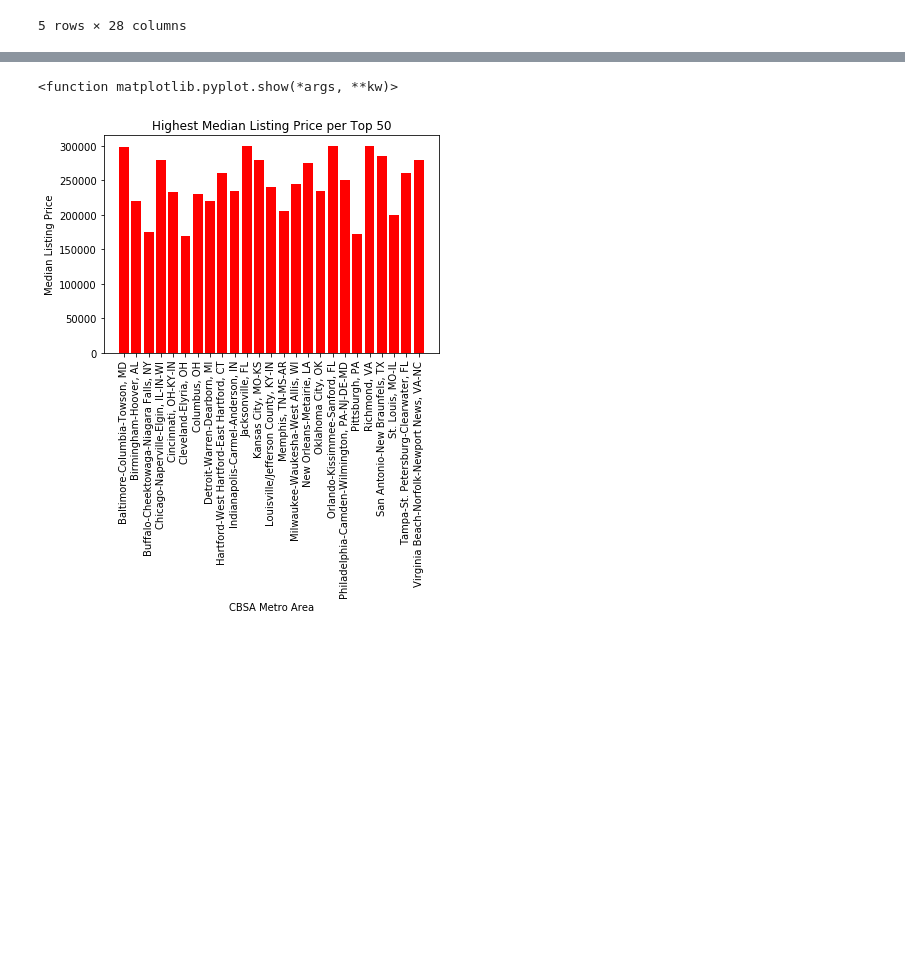
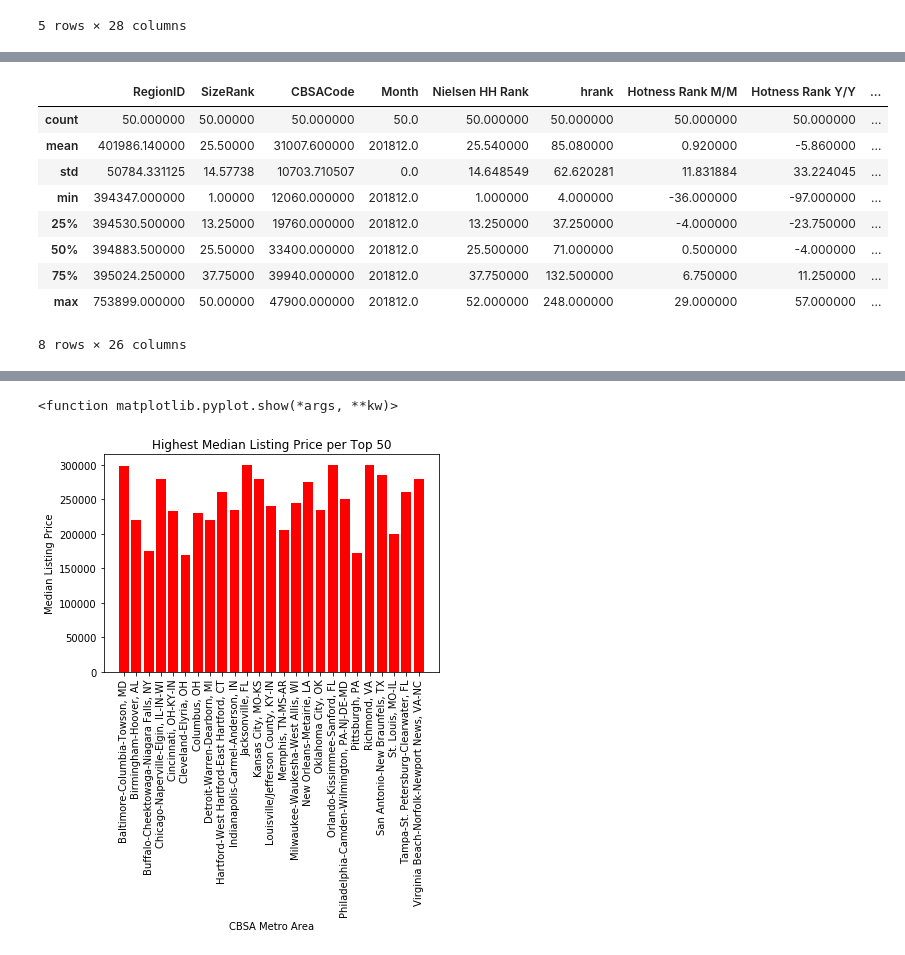
Before and after one commit to LoriHarris/Real_Estate_Affordability, a Jupyter notebook: plots.ipynb, the cells around one changed output, grey strips where cells are left out. Cells and saved outputs as stored; diff of their text form; code cells hidden in the pictures; blank space fills up the shorter version.

```diff
--- a/plots.ipynb
+++ b/plots.ipynb
@@ -208,3 +279,17 @@ nc_sort
+# %%
+# price_nonull_df.describe()
+mort_nonull_df.describe()
+# %% [output]
+|  | RegionID | SizeRank | CBSACode | Month | Nielsen HH Rank | hrank | Hotness Rank M/M | Hotness Rank Y/Y | ... |
+| count | 50.000000 | 50.00000 | 50.000000 | 50.0 | 50.000000 | 50.000000 | 50.000000 | 50.000000 | ... |
+| mean | 401986.140000 | 25.50000 | 31007.600000 | 201812.0 | 25.540000 | 85.080000 | 0.920000 | -5.860000 | ... |
+| std | 50784.331125 | 14.57738 | 10703.710507 | 0.0 | 14.648549 | 62.620281 | 11.831884 | 33.224045 | ... |
+| min | 394347.000000 | 1.00000 | 12060.000000 | 201812.0 | 1.000000 | 4.000000 | -36.000000 | -97.000000 | ... |
+| 25% | 394530.500000 | 13.25000 | 19760.000000 | 201812.0 | 13.250000 | 37.250000 | -4.000000 | -23.750000 | ... |
+| 50% | 394883.500000 | 25.50000 | 33400.000000 | 201812.0 | 25.500000 | 71.000000 | 0.500000 | -4.000000 | ... |
+| 75% | 395024.250000 | 37.75000 | 39940.000000 | 201812.0 | 37.750000 | 132.500000 | 6.750000 | 11.250000 | ... |
+| max | 753899.000000 | 50.00000 | 47900.000000 | 201812.0 | 52.000000 | 248.000000 | 29.000000 | 57.000000 | ... |
+8 rows × 26 columns
 # %%
 # Highest Median Listing Price
 not_null_df.describe()
```
Also changed, not shown: parts of 10 cells of this notebook, 1 other file.
